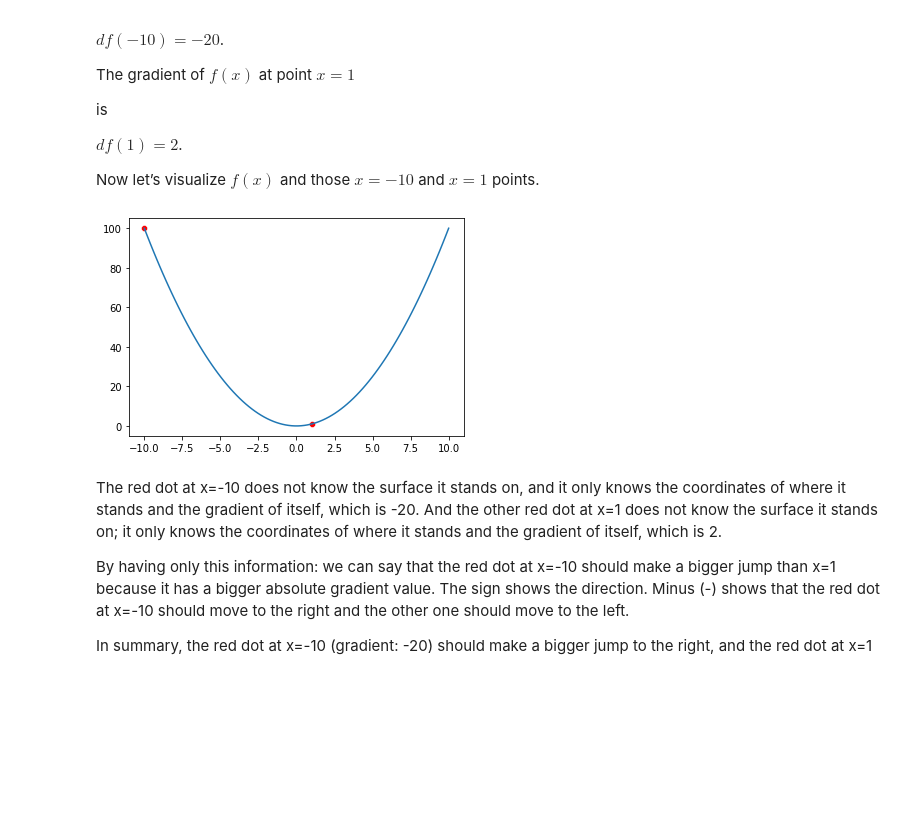
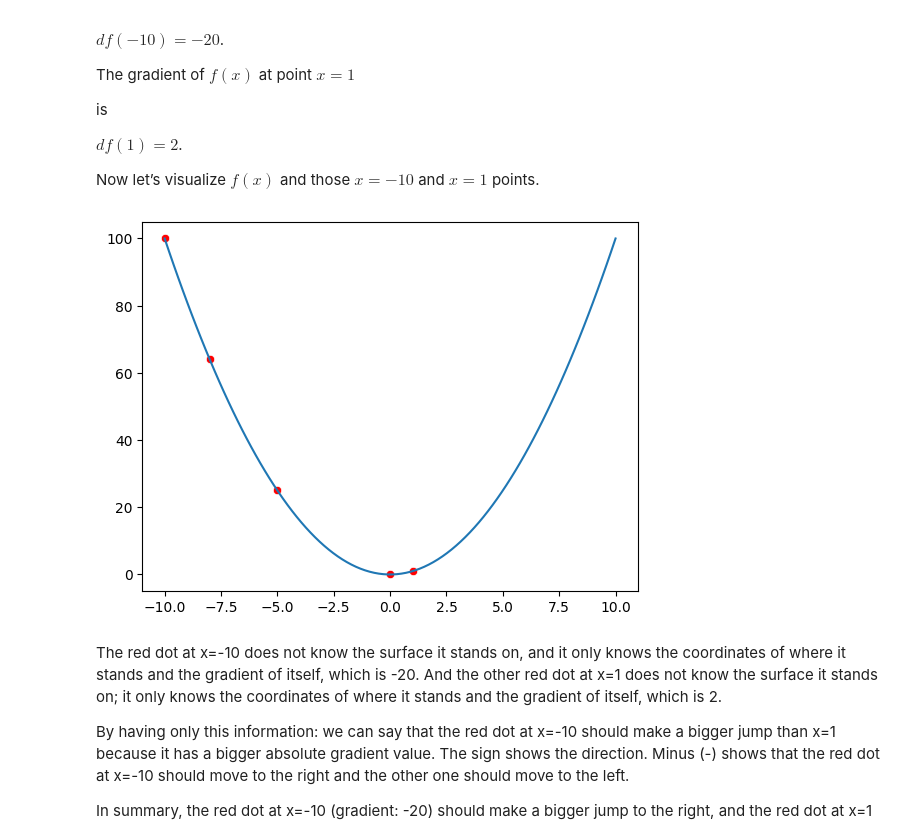
Before and after one commit to diegomacaya/calculus-and-algebra-problems-with-python, a Jupyter notebook: notebook/problems.ipynb, the cells around one changed output. Drawn from its saved outputs; the diff is of its cells as text; code cells hidden in the pictures; blank space fills up the shorter version.

```diff
--- a/notebook/problems.ipynb
+++ b/notebook/problems.ipynb
@@ -168,9 +196,9 @@ def visualize(f, x=None):
         y = f(x)
         sns.scatterplot(x=x, y=y, color='red')
 # %%
-visualize(f, x=[-10, 1])
+visualize(f, x=[-10,-8,-5,0, 1])
 # %% [output]
-[figure, old version]
+[figure, new version]
 # %% [markdown]
 The red dot at x=-10 does not know the surface it stands on, and it only knows the coordinates of where it stands and the gradient of itself, which is -20. And the other red dot at x=1 does not know the surface it stands on; it only knows the coordinates of where it stands and the gradient of itself, which is 2.
 
```
Also changed, not shown: parts of 14 cells of this notebook.
